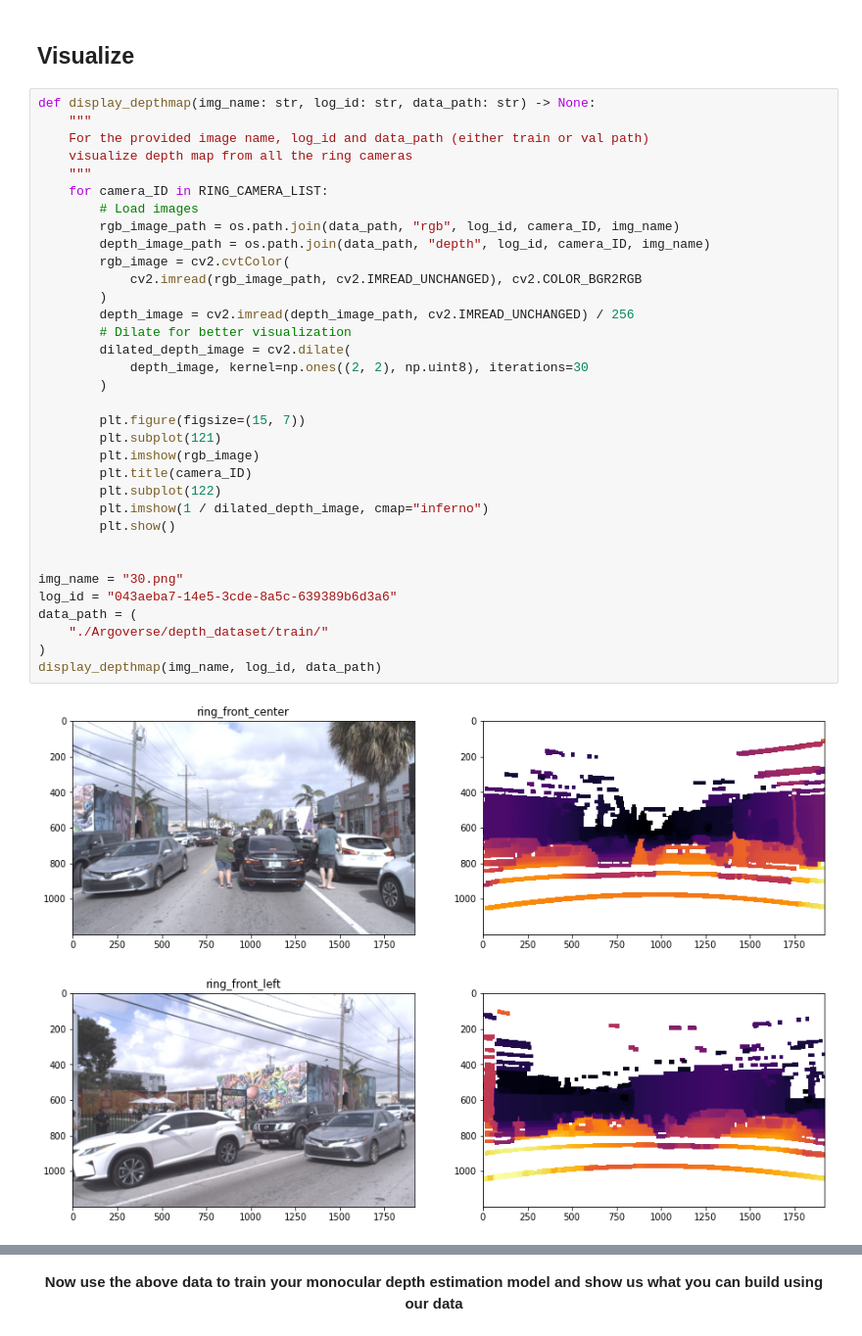
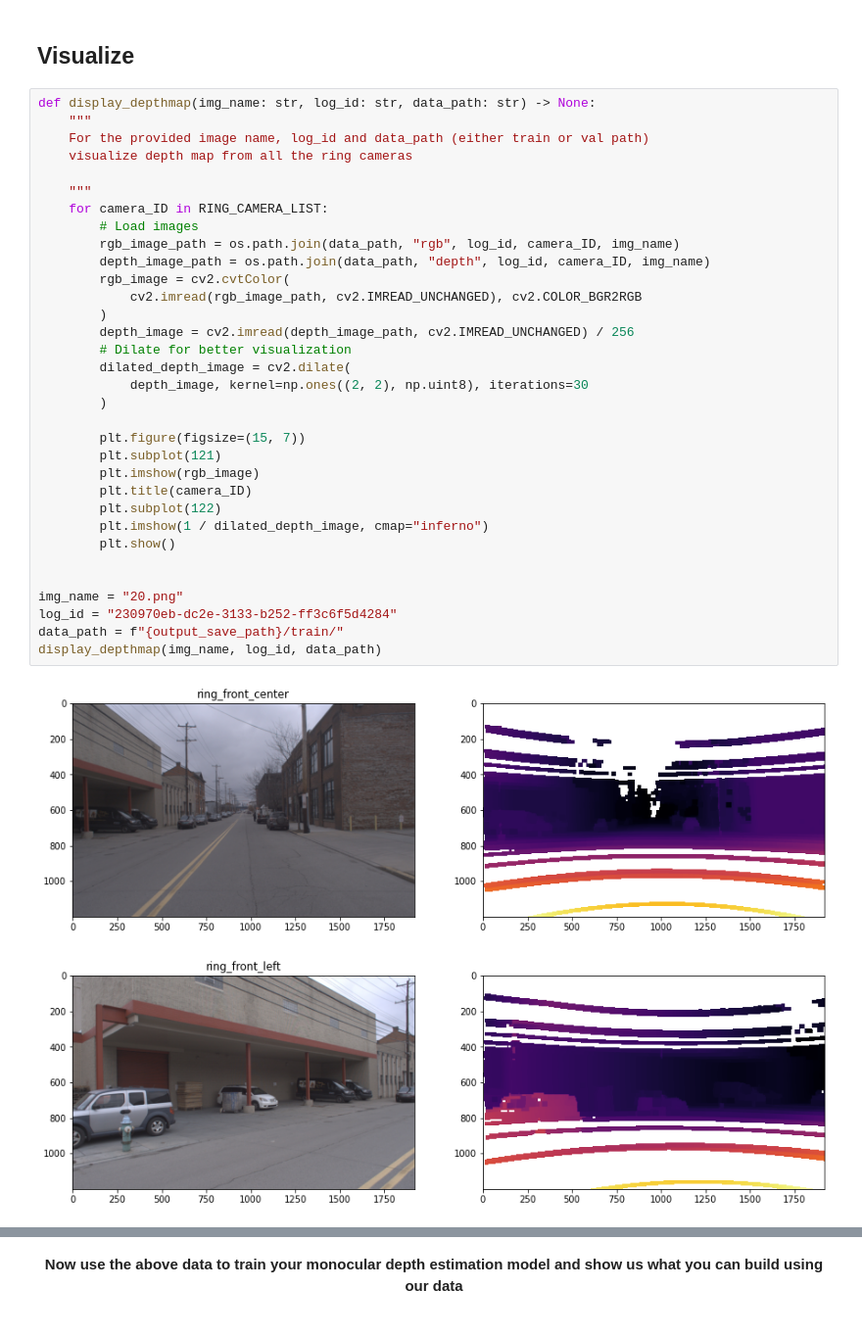
Before and after one commit to argoverse/argoverse-api, a Jupyter notebook: demo_usage/argoverse_depth_map_tutorial.ipynb, the cells around one changed output, grey strips where cells are left out. Shown at 98% size. Cells and saved outputs as stored; diff of their text form.

```diff
--- a/demo_usage/argoverse_depth_map_tutorial.ipynb
+++ b/demo_usage/argoverse_depth_map_tutorial.ipynb
@@ -255,37 +272,36 @@ WARNING:argoverse.data_loading.synchronization_database:No corresponding stereo
 # %%
 def display_depthmap(img_name: str, log_id: str, data_path: str) -> None:
     """
     For the provided image name, log_id and data_path (either train or val path)
     visualize depth map from all the ring cameras
+
     """
     for camera_ID in RING_CAMERA_LIST:
         # Load images
         rgb_image_path = os.path.join(data_path, "rgb", log_id, camera_ID, img_name)
         depth_image_path = os.path.join(data_path, "depth", log_id, camera_ID, img_name)
         rgb_image = cv2.cvtColor(
             cv2.imread(rgb_image_path, cv2.IMREAD_UNCHANGED), cv2.COLOR_BGR2RGB
         )
         depth_image = cv2.imread(depth_image_path, cv2.IMREAD_UNCHANGED) / 256
         # Dilate for better visualization
         dilated_depth_image = cv2.dilate(
             depth_image, kernel=np.ones((2, 2), np.uint8), iterations=30
         )
 
         plt.figure(figsize=(15, 7))
         plt.subplot(121)
         plt.imshow(rgb_image)
         plt.title(camera_ID)
         plt.subplot(122)
         plt.imshow(1 / dilated_depth_image, cmap="inferno")
         plt.show()
 
 
-img_name = "30.png"
-log_id = "043aeba7-14e5-3cde-8a5c-639389b6d3a6"
-data_path = (
-    "./Argoverse/depth_dataset/train/"
-)
+img_name = "20.png"
+log_id = "230970eb-dc2e-3133-b252-ff3c6f5d4284"
+data_path = f"{output_save_path}/train/"
 display_depthmap(img_name, log_id, data_path)
 # %% [output]
-[figure, old version]
+[figure, new version]
-[figure, old version]
+[figure, new version]
```
Also changed, not shown: parts of 8 cells of this notebook.
